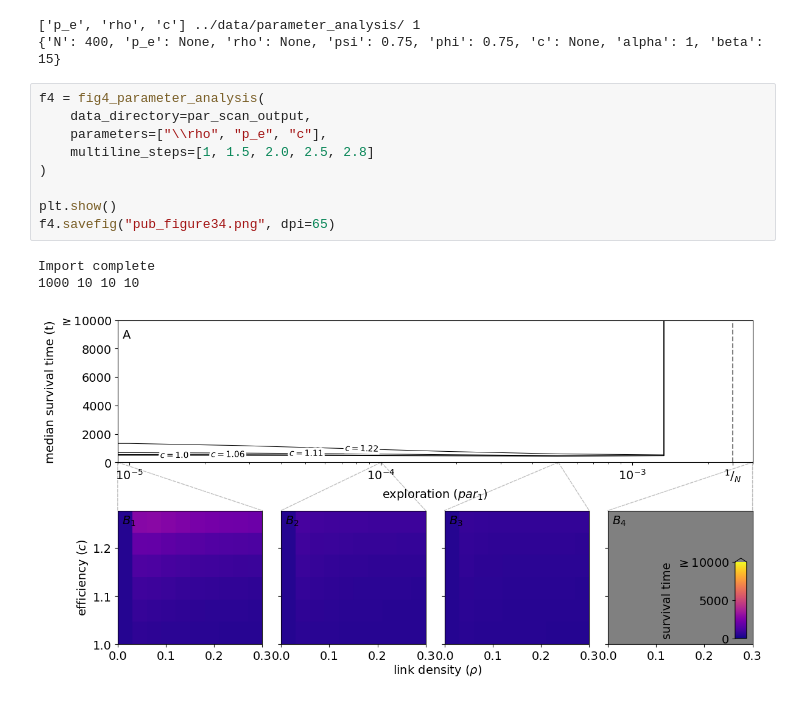
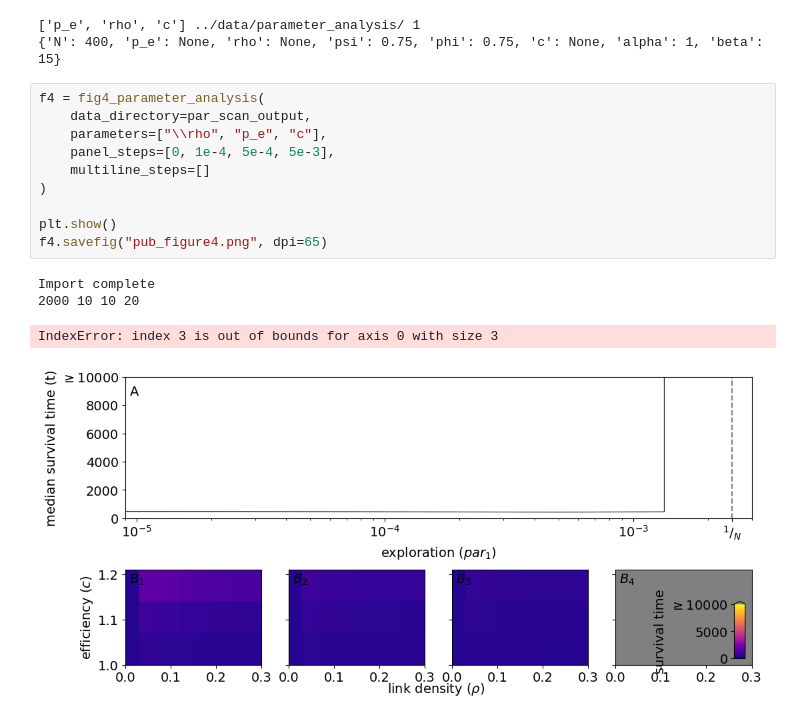
Before and after one commit to flo-schu/Tainter, a Jupyter notebook: scripts/analysis.ipynb, the cells around one changed output. Cells and saved outputs as stored; diff of their text form.

```diff
--- a/scripts/analysis.ipynb
+++ b/scripts/analysis.ipynb
@@ -247,13 +247,15 @@ parameter_scan(
 # %%
 f4 = fig4_parameter_analysis(
     data_directory=par_scan_output,
     parameters=["\\rho", "p_e", "c"],
-    multiline_steps=[1, 1.5, 2.0, 2.5, 2.8]
+    panel_steps=[0, 1e-4, 5e-4, 5e-3],
+    multiline_steps=[]
 )
 
 plt.show()
-f4.savefig("pub_figure34.png", dpi=65)
+f4.savefig("pub_figure4.png", dpi=65)
 # %% [output]
 Import complete
-1000 10 10 10
+2000 10 10 20
+IndexError: index 3 is out of bounds for axis 0 with size 3
-[figure, old version]
+[figure, new version]
```
Also changed, not shown: 2 other files.
